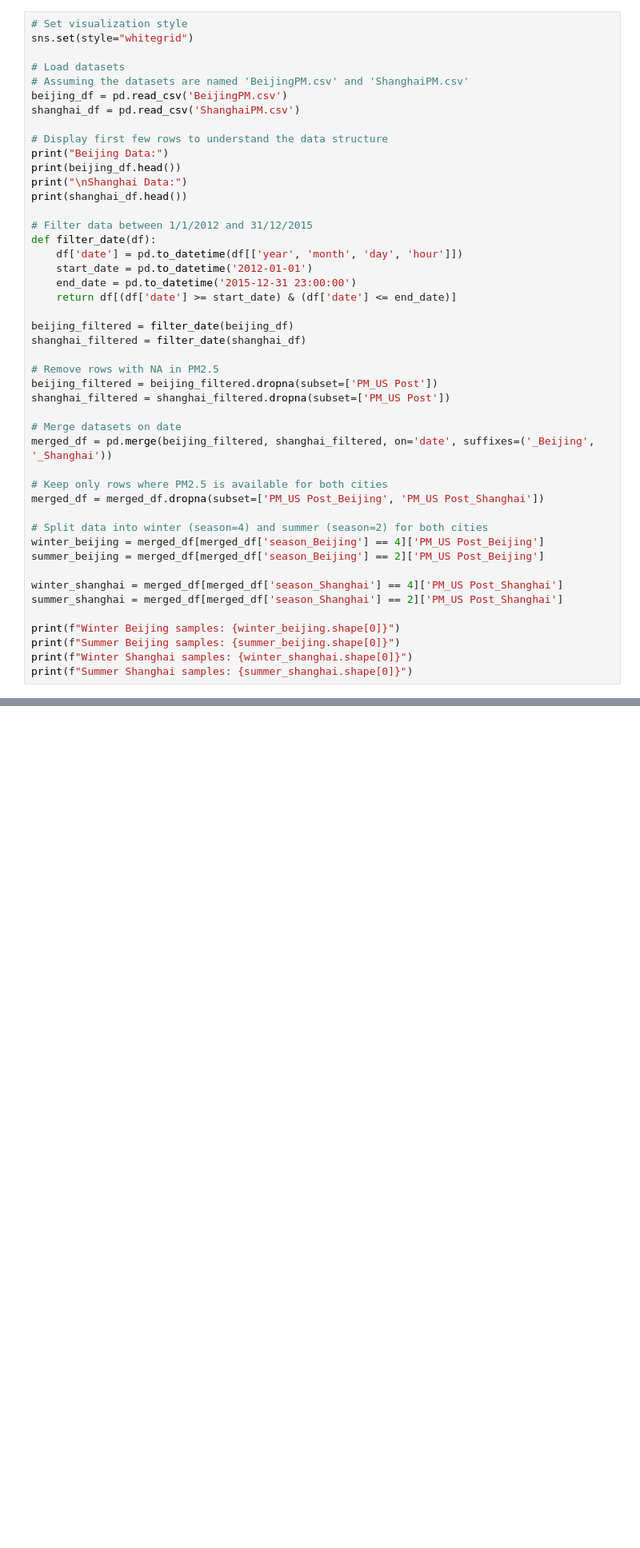
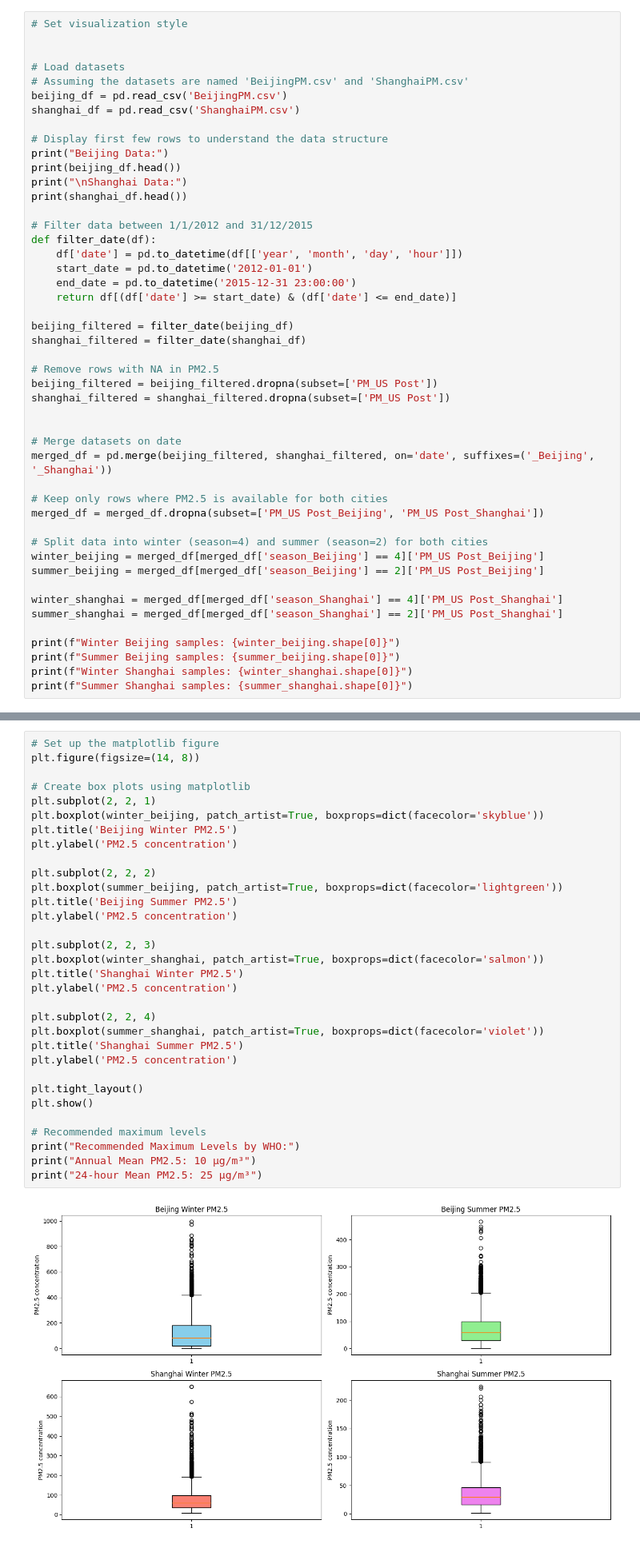
Before and after one commit to Gdecu/Hackaton, a Jupyter notebook: Hackaton 1/Hackathon 1.ipynb, the cells around one changed output, grey strips where cells are left out. Shown: that part at 80% size. Saved outputs shown, nothing was run; the diff lists cells and outputs as text; blank space fills up the shorter version.

```diff
--- a/Hackaton 1/Hackathon 1.ipynb
+++ b/Hackaton 1/Hackathon 1.ipynb
@@ -90,6 +86,6 @@ from sklearn.metrics import mean_absolute_error
 # %%
 # Set visualization style
-sns.set(style="whitegrid")
+
 
 # Load datasets
 # Assuming the datasets are named 'BeijingPM.csv' and 'ShanghaiPM.csv'
@@ -116,6 +112,7 @@ shanghai_filtered = filter_date(shanghai_df)
 beijing_filtered = beijing_filtered.dropna(subset=['PM_US Post'])
 shanghai_filtered = shanghai_filtered.dropna(subset=['PM_US Post'])
 
+
 # Merge datasets on date
 merged_df = pd.merge(beijing_filtered, shanghai_filtered, on='date', suffixes=('_Beijing', '_Shanghai'))
 
@@ -204,0 +200,34 @@ Search on internet, what are the recommended maximum level of PM2.5 and comment
+# %%
+# Set up the matplotlib figure
+plt.figure(figsize=(14, 8))
+
+# Create box plots using matplotlib
+plt.subplot(2, 2, 1)
+plt.boxplot(winter_beijing, patch_artist=True, boxprops=dict(facecolor='skyblue'))
+plt.title('Beijing Winter PM2.5')
+plt.ylabel('PM2.5 concentration')
+
+plt.subplot(2, 2, 2)
+plt.boxplot(summer_beijing, patch_artist=True, boxprops=dict(facecolor='lightgreen'))
+plt.title('Beijing Summer PM2.5')
+plt.ylabel('PM2.5 concentration')
+
+plt.subplot(2, 2, 3)
+plt.boxplot(winter_shanghai, patch_artist=True, boxprops=dict(facecolor='salmon'))
+plt.title('Shanghai Winter PM2.5')
+plt.ylabel('PM2.5 concentration')
+
+plt.subplot(2, 2, 4)
+plt.boxplot(summer_shanghai, patch_artist=True, boxprops=dict(facecolor='violet'))
+plt.title('Shanghai Summer PM2.5')
+plt.ylabel('PM2.5 concentration')
+
+plt.tight_layout()
+plt.show()
+
+# Recommended maximum levels
+print("Recommended Maximum Levels by WHO:")
+print("Annual Mean PM2.5: 10 µg/m³")
+print("24-hour Mean PM2.5: 25 µg/m³")
+# %% [output]
+[figure, added]
```
Also changed, not shown: parts of 6 cells of this notebook.
